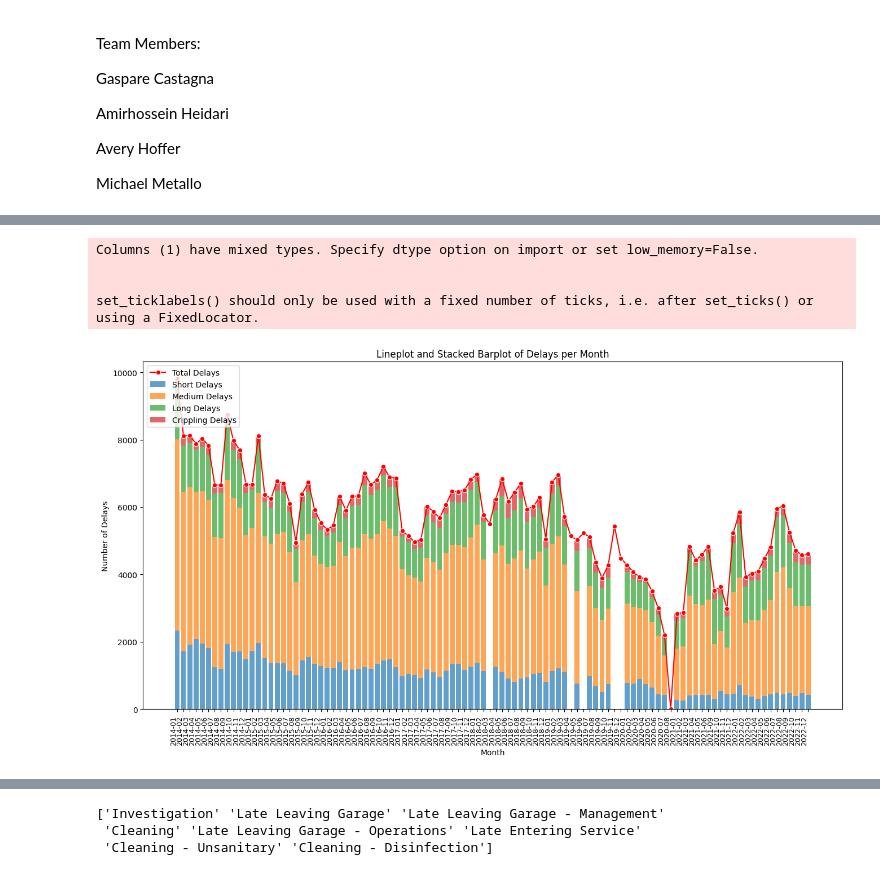
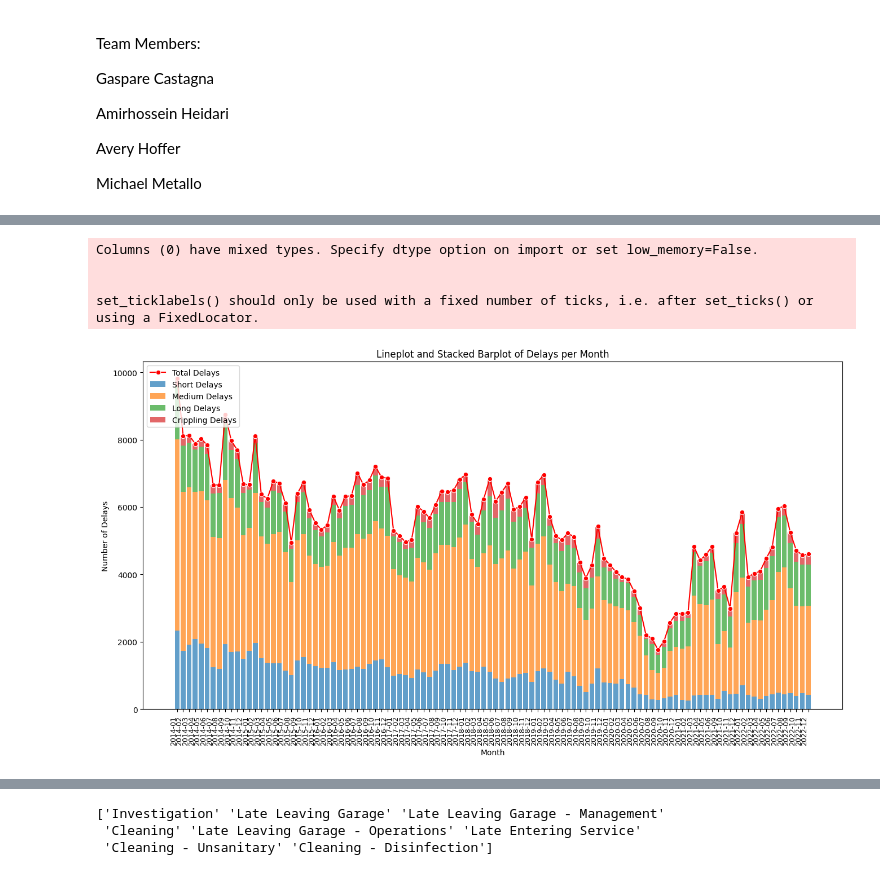
Before and after one commit to gcastagna/PandasExpressTTC, a Jupyter notebook: PandasExpress-Notebook-Amirr.ipynb, the cells around one changed output, grey strips where cells are left out. Saved outputs shown, nothing was run; the diff lists cells and outputs as text; code cells hidden in the pictures.

Commit message:
Correction on Date Processing
Please rerun Delay_Data_Processing  to update your files, we have problem with dates in 2018-2022

```diff
--- a/PandasExpress-Notebook-Amirr.ipynb
+++ b/PandasExpress-Notebook-Amirr.ipynb
@@ -103,0 +105,3 @@ set_ticklabels() should only be used with a fixed number of ticks, i.e. after se
+# %%
+bus_delay = pd.read_csv('bus_delays.csv')
+bus_delay.head()
@@ -104,7 +218,7 @@ set_ticklabels() should only be used with a fixed number of ticks, i.e. after se
 # %%
 # Assuming df_bus_delay is your DataFrame with 'DateTime' and 'Min Delay' columns
 # If your DataFrame has different column names, replace 'DateTime' and 'Min Delay' with the actual column names.
-df_bus_delay = pd.read_csv('bus_delays.csv')
+df_bus_delay = bus_delay.copy()
 df_bus_delay['DateTime'] = pd.to_datetime(df_bus_delay['DateTime'])
 
 # Extract date and create a new column 'just_date'
@@ -113,15 +227,9 @@ df_bus_delay['just_date'] = df_bus_delay['DateTime'].dt.date
 # Extract month and year, and create a new column 'month_year'
 df_bus_delay['month_year'] = df_bus_delay['DateTime'].dt.strftime('%Y-%m')
 
-# Define the delay thresholds
-short_threshold = 5
-medium_threshold = 15
-long_threshold = 30
+#Using categorize_delays
+df_bus_delay_categorized = categorize_delays(df_bus_delay)
 
-# Create new column 'Delay_Category' based on delay thresholds
-df_bus_delay['Delay_Category'] = pd.cut(df_bus_delay['Min Delay'],
-                                       bins=[-float('inf'), short_threshold, medium_threshold, long_threshold, float('inf')],
-                                       labels=['Short', 'Medium', 'Long', 'Crippling'])
 
 # Group by 'month_year' and 'Delay_Category' to count delays in each category for each month
 date_delay_categories = df_bus_delay.groupby(['month_year', 'Delay_Category']).size().unstack(fill_value=0).reset_index()
@@ -167,7 +272,7 @@ set_ticklabels() should only be used with a fixed number of ticks, i.e. after se
 # %%
 # Assuming df_bus_delay is your DataFrame with 'DateTime' and 'Min Delay' columns
 # If your DataFrame has different column names, replace 'DateTime' and 'Min Delay' with the actual column names.
-df_bus_delay = pd.read_csv('bus_delays.csv')
+df_bus_delay = pd.read_csv('df_bus_delaycheck.csv')
 df_bus_delay['DateTime'] = pd.to_datetime(df_bus_delay['DateTime'])
 
 # Extract month and year, and create a new column 'month_year'
@@ -196,35 +301,35 @@ date_delays_2 = pd.merge(date_total_delays, date_delay_categories, how='left', o
 plt.figure(figsize=(16, 8))
 
 # Line chart for total delays
 ax = sns.lineplot(data=date_delays_2, x='month_year', y='Total_Delays', color='red', marker='o', label='Total Delays')
 
 # Stacked bar chart for delay categories
 categories = ['Short', 'Medium', 'Long', 'Crippling']
 bottom_values = [0] * len(date_delays_2)
 
 for category in categories:
     if category in date_delays_2.columns:
         ax.bar(date_delays_2['month_year'], date_delays_2[category], label=f'{category} Delays', alpha=0.7, bottom=bottom_values)
         bottom_values += date_delays_2[category]
 
 ax.set(title='Lineplot and Stacked Barplot of Delays per Month',
        xlabel='Month', ylabel='Number of Delays')
 
 # Rotate x-axis labels
 ax.set_xticklabels(ax.get_xticklabels(), rotation=90, ha='right', fontsize=10)
 ax.tick_params(axis='x', which='both', labelsize=9, pad=5)
 
 # Display legend
 ax.legend(loc='upper left')
 
 # Show the plot
 plt.show()
 # %% [output]
-Columns (1) have mixed types. Specify dtype option on import or set low_memory=False.
+Columns (0) have mixed types. Specify dtype option on import or set low_memory=False.
 
 
 set_ticklabels() should only be used with a fixed number of ticks, i.e. after set_ticks() or using a FixedLocator.
-[figure, old version]
+[figure, new version]
 # %%
 date_delays.head()
 
```
Also changed, not shown: parts of 24 cells of this notebook, 1 other file.
